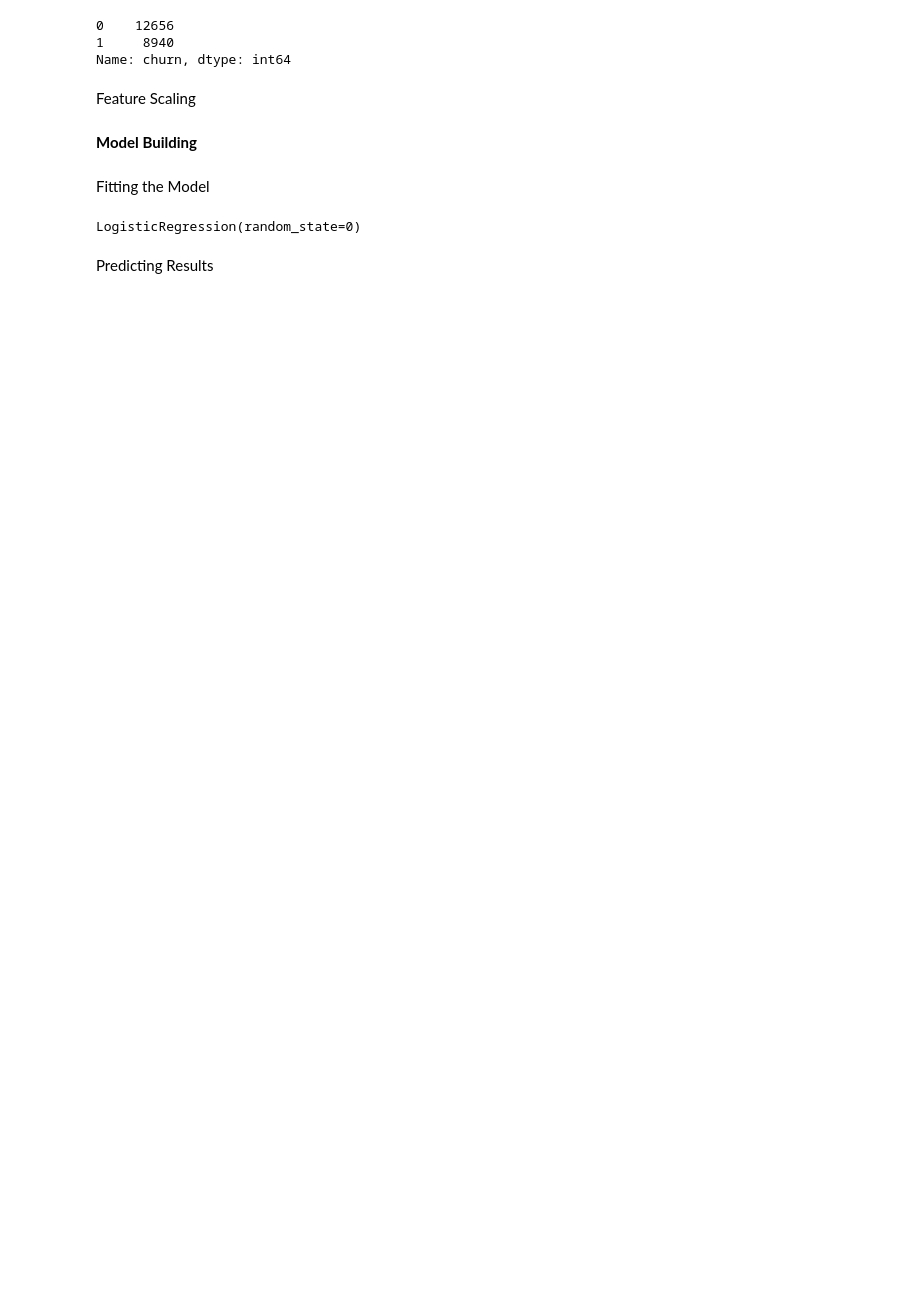
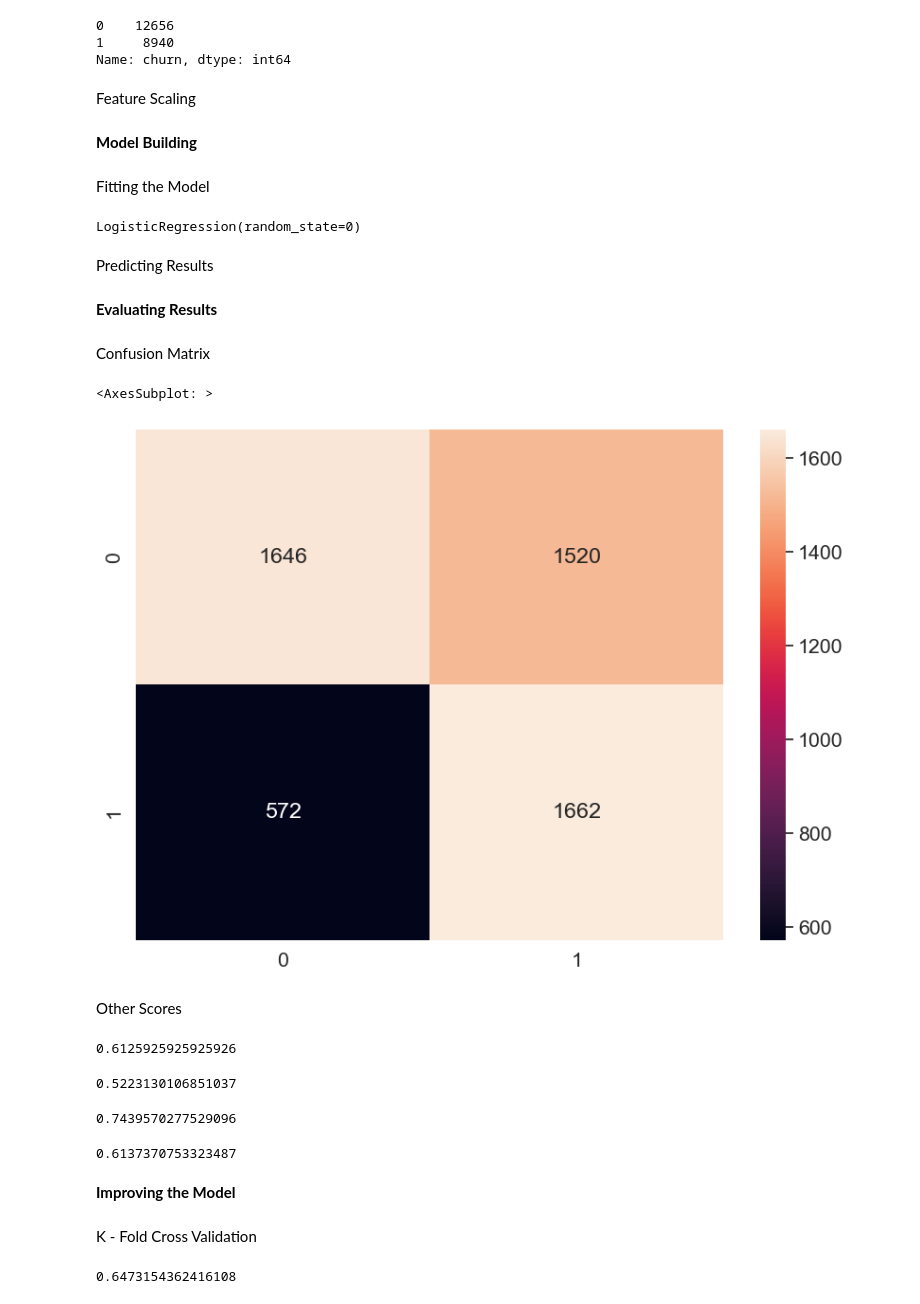
Before and after one commit to Devansh-Gupta-Official/minimizing-churn-subscription, a Jupyter notebook: minimizing_churn.ipynb, the cells around one changed output. Cells and saved outputs as stored; diff of their text form; code cells hidden in the pictures; blank space fills up the shorter version.

Commit message:
model evaluation and improvement

```diff
--- a/minimizing_churn.ipynb
+++ b/minimizing_churn.ipynb
@@ -361,3 +361,5 @@ LogisticRegression(random_state=0)
 Predicting Results
 # %%
 y_pred = classifier.predict(X_test)
+# %% [markdown]
+**Evaluating Results**
@@ -363,0 +368,32 @@ y_pred = classifier.predict(X_test)
+# %% [markdown]
+Confusion Matrix
+# %%
+cm = confusion_matrix(y_test,y_pred)
+plt.figure(figsize=(10,7))
+sns.set(font_scale=1.4)
+sns.heatmap(cm,annot=True, fmt='g')
+# %% [output]
+<AxesSubplot: >
+[figure, added]
+# %% [markdown]
+Other Scores
+# %%
+accuracy_score(y_test,y_pred)   #score is not too happy but is okay in industry usage as most of the cases we are not going to have unclean data or the result is not indicative of the response variable; anything>50 is good
+# %% [output]
+0.6125925925925926
+# %%
+precision_score(y_test,y_pred)   #measure that of all the positives predicted how many are actually true; this is not a good precision
+# %% [output]
+0.5223130106851037
+# %%
+recall_score(y_test,y_pred)  #of all the actual postives how many did we predict as true
+# %% [output]
+0.7439570277529096
+# %%
+f1_score(y_test,y_pred)   #function of precision and recall
+# %% [output]
+0.6137370753323487
+# %% [markdown]
+**Improving the Model**
+# %% [markdown]
+K - Fold Cross Validation
@@ -363,0 +404,4 @@ y_pred = classifier.predict(X_test)
+# %%
+accuracies.mean()
+# %% [output]
+0.6473154362416108
```
Also changed, not shown: parts of 23 cells of this notebook.
